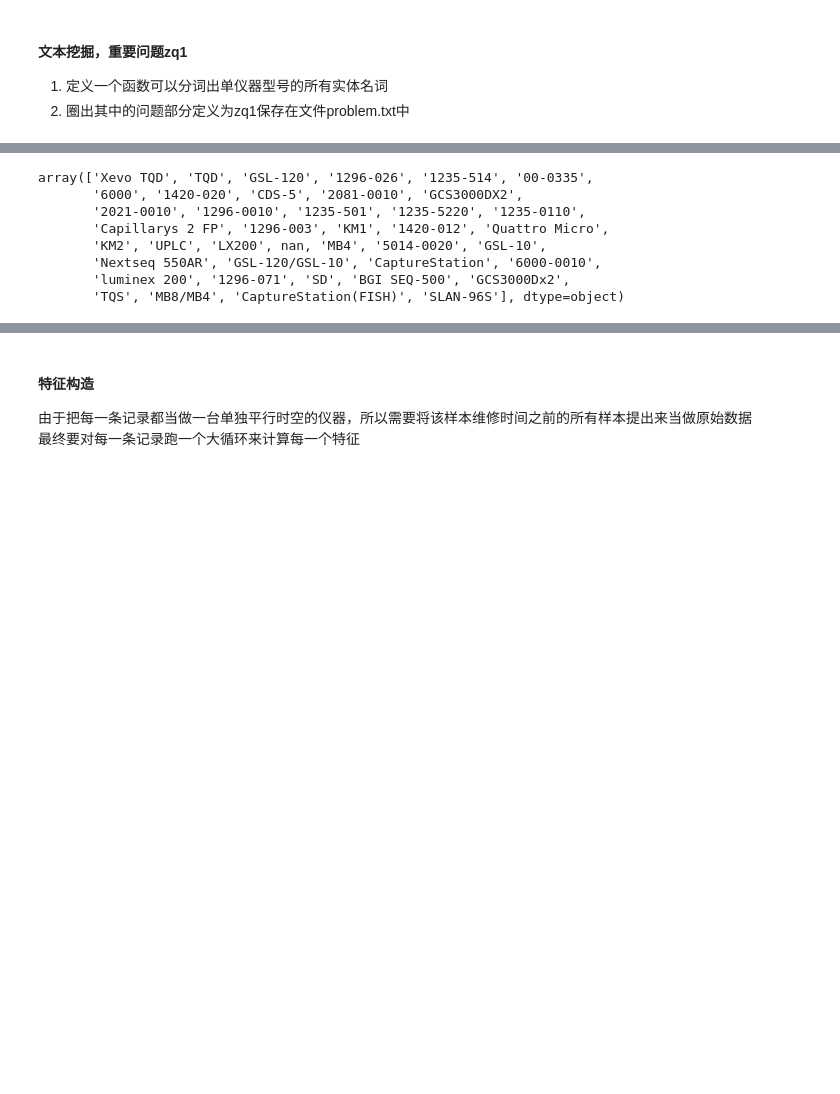
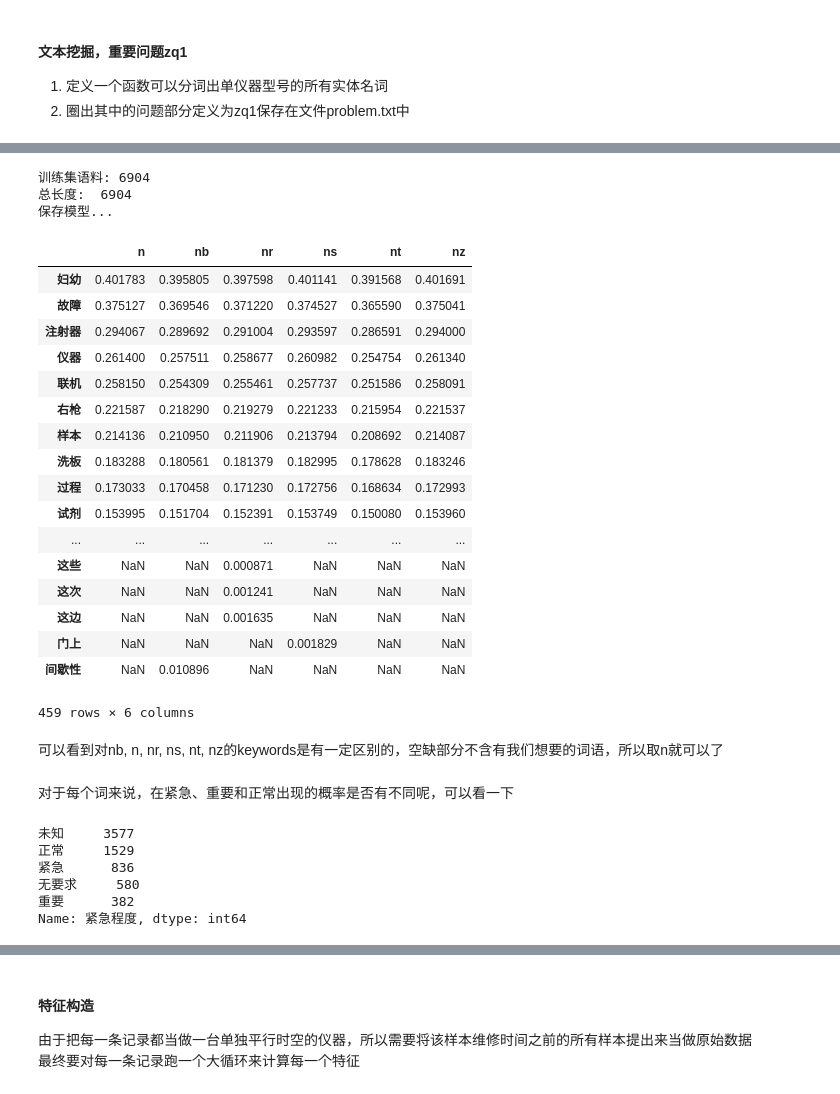
Before and after one commit to clouwer/nlpnotebook, a Jupyter notebook: projects/Biosan-service-upgrade-2019/ipy/feature_engineer.ipynb, the cells around one changed output, grey strips where cells are left out. Cells and saved outputs as stored; diff of their text form; code cells hidden in the pictures; blank space fills up the shorter version.

```diff
--- a/projects/Biosan-service-upgrade-2019/ipy/feature_engineer.ipynb
+++ b/projects/Biosan-service-upgrade-2019/ipy/feature_engineer.ipynb
@@ -151 +172,27 @@ Name: 设备型号, dtype: int64
+# %%
+# 训练词向量
+def train_w2v_model(corpus, min_freq=5, embed_size=100):
+    sentences = []
+    for e in tqdm(corpus):
+        sentences.append([i for i in e.strip().split() if i])
+    print('训练集语料:', len(corpus))
+    print('总长度: ', len(sentences))
+    model = Word2Vec(sentences,size = embed_size, window= min_freq,min_count=1,negative=3,
+                     sg=1,sample=0.001,hs=1,workers=4,iter=15)
+    model.itos = {}
+    model.stoi = {}
+    model.embedding = {}
+    print('保存模型...')
+    for k in tqdm(model.wv.vocab.keys()):
+        model.itos[model.wv.vocab[k].index] = k
+        model.stoi[k] = model.wv.vocab[k].index
+        model.embedding[model.wv.vocab[k].index] = model.wv[k]
+    model.save('{}word2vec.{}d.mfreq{}.model'.format(config.savemodel_path, embed_size, min_freq))
+    return model
+model = train_w2v_model(data['jieba_mf'])
+model.wv.save_word2vec_format('{}laozhu-word-300d'.format(config.savemodel_path), binary=False)
+# %% [output]
+训练集语料: 6904
+总长度:  6904
+保存模型...
 # %%
@@ -168,14 +216,3 @@ def seg_sentence(sentence):
                 outstr += word
                 outstr += " "
     return outstr
-# %%
-data['设备型号'].unique()
-# %% [output]
-array(['Xevo TQD', 'TQD', 'GSL-120', '1296-026', '1235-514', '00-0335',
-       '6000', '1420-020', 'CDS-5', '2081-0010', 'GCS3000DX2',
-       '2021-0010', '1296-0010', '1235-501', '1235-5220', '1235-0110',
-       'Capillarys 2 FP', '1296-003', 'KM1', '1420-012', 'Quattro Micro',
-       'KM2', 'UPLC', 'LX200', nan, 'MB4', '5014-0020', 'GSL-10',
-       'Nextseq 550AR', 'GSL-120/GSL-10', 'CaptureStation', '6000-0010',
-       'luminex 200', '1296-071', 'SD', 'BGI SEQ-500', 'GCS3000Dx2',
-       'TQS', 'MB8/MB4', 'CaptureStation(FISH)', 'SLAN-96S'], dtype=object)
@@ -182 +237,44 @@ array(['Xevo TQD', 'TQD', 'GSL-120', '1296-026', '1235-514', '00-0335',
+# %%
+textrank = {}
+keywords = {}
+for i in ['nb','n','nr', 'ns','nt','nz']:
+# allowP = ('nb','n','nr', 'ns','nt','nz')
+    allowP = (i)
+    textrank[i], keywords[i] = keywords_(data_1235['问题汇总'], allowP)
+# %%
+pd.options.display.max_rows = 400
+
+pd.concat(keywords,axis = 1).sort_values(by = 'nt', ascending = False)
+# %% [output]
+|  | n | nb | nr | ns | nt | nz |
+| 妇幼 | 0.401783 | 0.395805 | 0.397598 | 0.401141 | 0.391568 | 0.401691 |
+| 故障 | 0.375127 | 0.369546 | 0.371220 | 0.374527 | 0.365590 | 0.375041 |
+| 注射器 | 0.294067 | 0.289692 | 0.291004 | 0.293597 | 0.286591 | 0.294000 |
+| 仪器 | 0.261400 | 0.257511 | 0.258677 | 0.260982 | 0.254754 | 0.261340 |
+| 联机 | 0.258150 | 0.254309 | 0.255461 | 0.257737 | 0.251586 | 0.258091 |
+| 右枪 | 0.221587 | 0.218290 | 0.219279 | 0.221233 | 0.215954 | 0.221537 |
+| 样本 | 0.214136 | 0.210950 | 0.211906 | 0.213794 | 0.208692 | 0.214087 |
+| 洗板 | 0.183288 | 0.180561 | 0.181379 | 0.182995 | 0.178628 | 0.183246 |
+| 过程 | 0.173033 | 0.170458 | 0.171230 | 0.172756 | 0.168634 | 0.172993 |
+| 试剂 | 0.153995 | 0.151704 | 0.152391 | 0.153749 | 0.150080 | 0.153960 |
+| ... | ... | ... | ... | ... | ... | ... |
+| 这些 | NaN | NaN | 0.000871 | NaN | NaN | NaN |
+| 这次 | NaN | NaN | 0.001241 | NaN | NaN | NaN |
+| 这边 | NaN | NaN | 0.001635 | NaN | NaN | NaN |
+| 门上 | NaN | NaN | NaN | 0.001829 | NaN | NaN |
+| 间歇性 | NaN | 0.010896 | NaN | NaN | NaN | NaN |
+459 rows × 6 columns
+# %% [markdown]
+可以看到对nb, n, nr, ns, nt, nz的keywords是有一定区别的，空缺部分不含有我们想要的词语，所以取n就可以了
+# %% [markdown]
+对于每个词来说，在紧急、重要和正常出现的概率是否有不同呢，可以看一下
+# %%
+data['紧急程度'].value_counts()
+# %% [output]
+未知     3577
+正常     1529
+紧急      836
+无要求     580
+重要      382
+Name: 紧急程度, dtype: int64
 # %%
```
Also changed, not shown: parts of 35 cells of this notebook, 9 other files.
